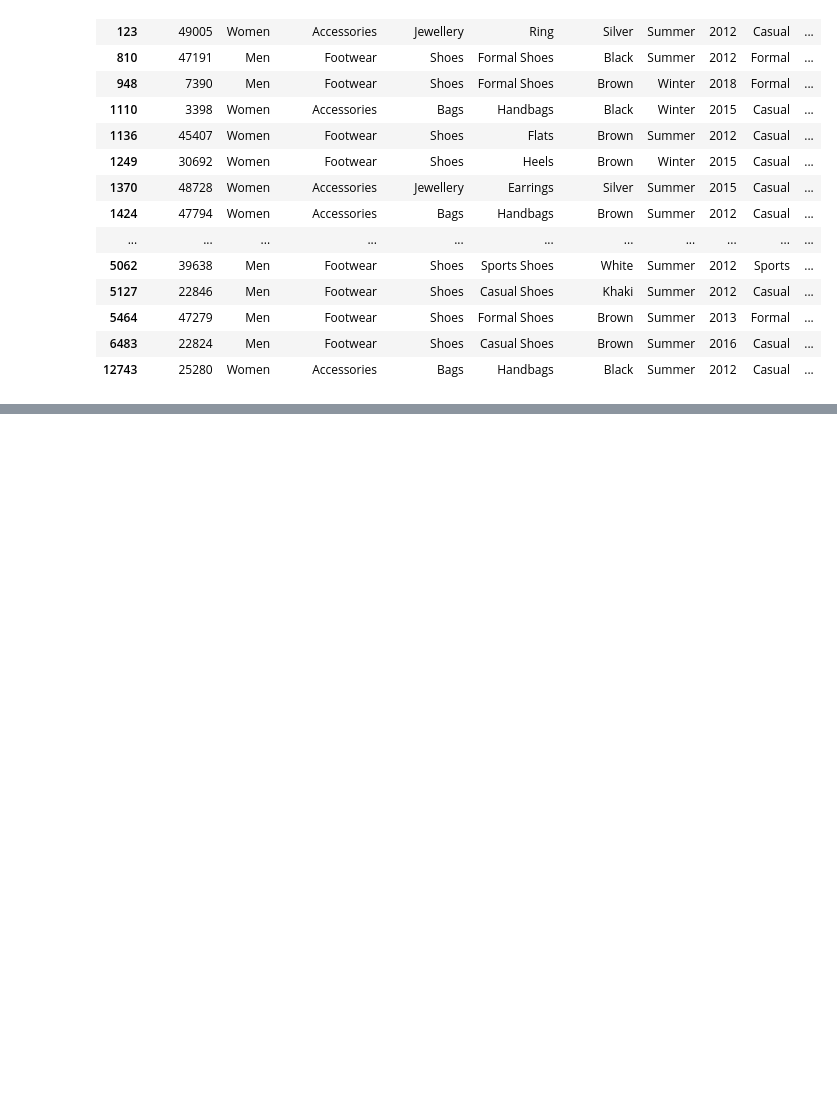
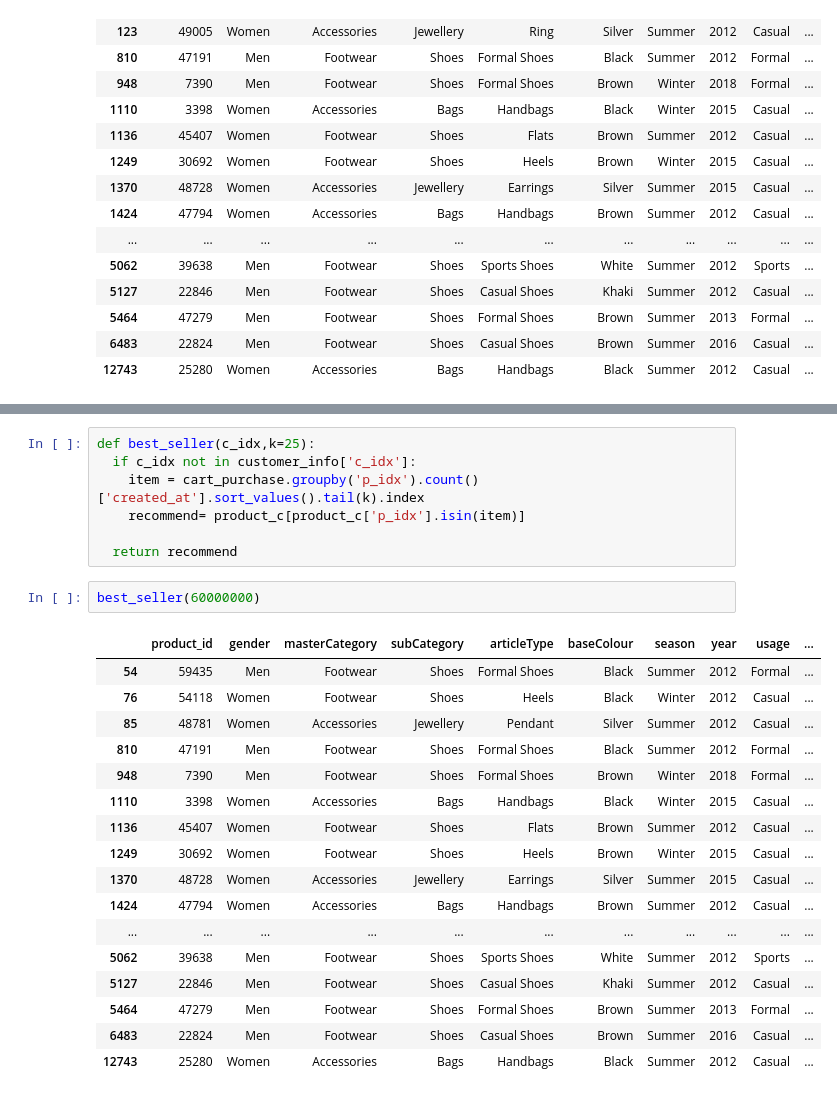
Before and after one commit to hyuna0926/cp2_phase2, a Jupyter notebook: recommend/nobuy_recommend.ipynb, the cells around one changed output, grey strips where cells are left out. Saved outputs shown, nothing was run; the diff lists cells and outputs as text; blank space fills up the shorter version.

```diff
--- a/recommend/nobuy_recommend.ipynb
+++ b/recommend/nobuy_recommend.ipynb
@@ -172,0 +186,27 @@ nobuy_recommend(60000,25)
+# %%
+def best_seller(c_idx,k=25):
+  if c_idx not in customer_info['c_idx']:
+    item = cart_purchase.groupby('p_idx').count()['created_at'].sort_values().tail(k).index
+    recommend= product_c[product_c['p_idx'].isin(item)]
+
+  return recommend
+# %%
+best_seller(60000000)
+# %% [output]
+|  | product_id | gender | masterCategory | subCategory | articleType | baseColour | season | year | usage | ... |
+| 54 | 59435 | Men | Footwear | Shoes | Formal Shoes | Black | Summer | 2012 | Formal | ... |
+| 76 | 54118 | Women | Footwear | Shoes | Heels | Black | Winter | 2012 | Casual | ... |
+| 85 | 48781 | Women | Accessories | Jewellery | Pendant | Silver | Summer | 2012 | Casual | ... |
+| 810 | 47191 | Men | Footwear | Shoes | Formal Shoes | Black | Summer | 2012 | Formal | ... |
+| 948 | 7390 | Men | Footwear | Shoes | Formal Shoes | Brown | Winter | 2018 | Formal | ... |
+| 1110 | 3398 | Women | Accessories | Bags | Handbags | Black | Winter | 2015 | Casual | ... |
+| 1136 | 45407 | Women | Footwear | Shoes | Flats | Brown | Summer | 2012 | Casual | ... |
+| 1249 | 30692 | Women | Footwear | Shoes | Heels | Brown | Winter | 2015 | Casual | ... |
+| 1370 | 48728 | Women | Accessories | Jewellery | Earrings | Silver | Summer | 2015 | Casual | ... |
+| 1424 | 47794 | Women | Accessories | Bags | Handbags | Brown | Summer | 2012 | Casual | ... |
+| ... | ... | ... | ... | ... | ... | ... | ... | ... | ... | ... |
+| 5062 | 39638 | Men | Footwear | Shoes | Sports Shoes | White | Summer | 2012 | Sports | ... |
+| 5127 | 22846 | Men | Footwear | Shoes | Casual Shoes | Khaki | Summer | 2012 | Casual | ... |
+| 5464 | 47279 | Men | Footwear | Shoes | Formal Shoes | Brown | Summer | 2013 | Formal | ... |
+| 6483 | 22824 | Men | Footwear | Shoes | Casual Shoes | Brown | Summer | 2016 | Casual | ... |
+| 12743 | 25280 | Women | Accessories | Bags | Handbags | Black | Summer | 2012 | Casual | ... |
```
Also changed, not shown: parts of 6 cells of this notebook.
